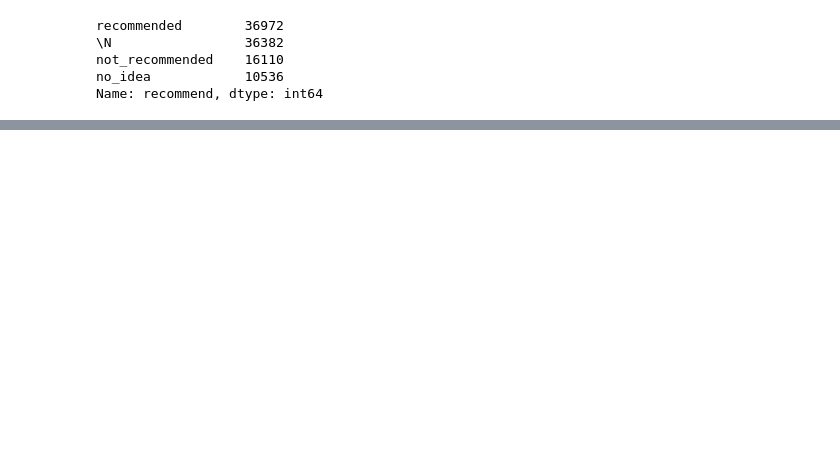
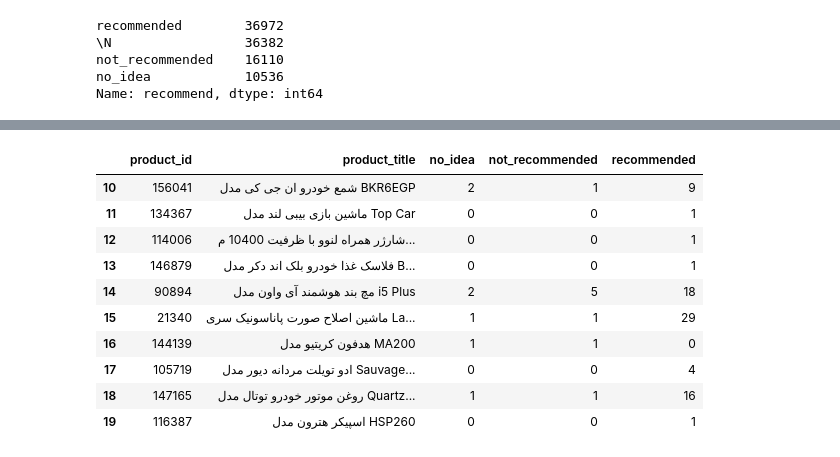
Before and after one commit to nahbos/Data-Mining-on-DigiKala-datasets, a Jupyter notebook: DM-3rdProj-Clustering.ipynb, the cells around one changed output, grey strips where cells are left out. Cells and saved outputs as stored; diff of their text form; code cells hidden in the pictures; blank space fills up the shorter version.

```diff
--- a/DM-3rdProj-Clustering.ipynb
+++ b/DM-3rdProj-Clustering.ipynb
@@ -159,0 +240,14 @@ groups.first()
+# %%
+quality.iloc[10:20,]
+# %% [output]
+|  | product_id | product_title | no_idea | not_recommended | recommended |
+| 10 | 156041 | شمع خودرو ان جی کی مدل BKR6EGP | 2 | 1 | 9 |
+| 11 | 134367 | ماشین بازی بیبی لند مدل Top Car | 0 | 0 | 1 |
+| 12 | 114006 | شارژر همراه لنوو با ظرفیت 10400 م... | 0 | 0 | 1 |
+| 13 | 146879 | فلاسک غذا خودرو بلک اند دکر مدل B... | 0 | 0 | 1 |
+| 14 | 90894 | مچ‌ بند هوشمند آی واون مدل i5 Plus | 2 | 5 | 18 |
+| 15 | 21340 | ماشین اصلاح صورت پاناسونیک سری La... | 1 | 1 | 29 |
+| 16 | 144139 | هدفون کریتیو مدل MA200 | 1 | 1 | 0 |
+| 17 | 105719 | ادو تویلت مردانه دیور مدل Sauvage... | 0 | 0 | 4 |
+| 18 | 147165 | روغن موتور خودرو توتال مدل Quartz... | 1 | 1 | 16 |
+| 19 | 116387 | اسپیکر هترون مدل HSP260 | 0 | 0 | 1 |
```
Also changed, not shown: parts of 22 cells of this notebook, 1 other file.
